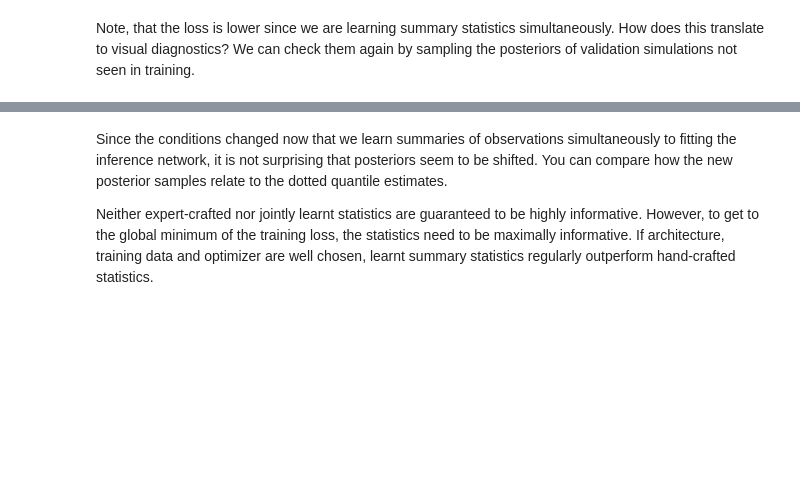
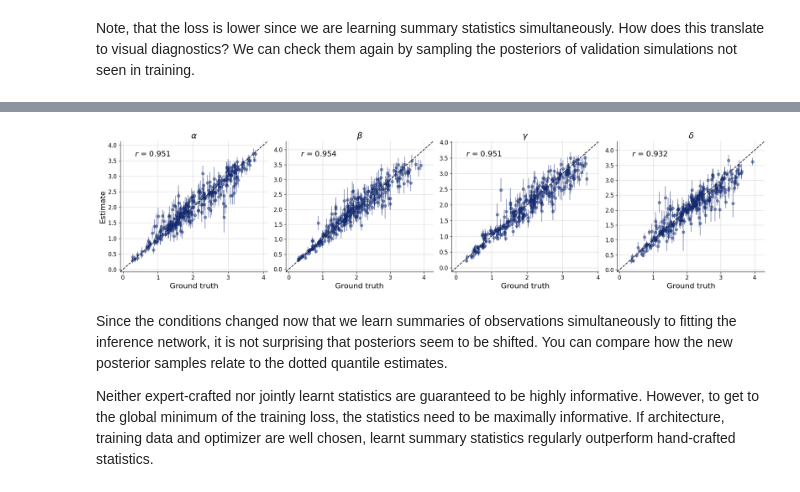
Before and after one commit to bayesflow-org/bayesflow_workshops, a Jupyter notebook: learn_bayes/notebooks/Example_Lotka_Volterra_Estimation.ipynb, the cells around one changed output, grey strips where cells are left out. Cells and saved outputs as stored; diff of their text form; code cells hidden in the pictures; blank space fills up the shorter version.

```diff
--- a/learn_bayes/notebooks/Example_Lotka_Volterra_Estimation.ipynb
+++ b/learn_bayes/notebooks/Example_Lotka_Volterra_Estimation.ipynb
@@ -351,14 +342,14 @@ learned_sumstat_adapter
 # %%
-learned_sumstat_workflow = bf.BasicWorkflow(
+e2e_workflow = bf.BasicWorkflow(
     simulator=simulator,
-    adapter=learned_sumstat_adapter,
+    adapter=e2e_adapter,
     summary_network=summary_network,
-    inference_network=
+    inference_network=inference_network
 )
 # %%
 %%time
-history = learned_sumstat_workflow.fit_offline(
-    training_data,
+history = e2e_workflow.fit_offline(
+    data=training_data,
     epochs=epochs,
     batch_size=batch_size,
     validation_data=validation_data
@@ -373,7 +386,4 @@ Note, that the loss is lower since we are learning summary statistics simultaneo
 num_samples = 100
 
 # Obtain posterior draws with the sample method
-post_draws = learned_sumstat_workflow.sample(conditions=val_sims, num_samples=num_samples)
-
-# post_draws is a dictionary of draws with one element per named parameters
-post_draws.keys()
+post_draws = e2e_workflow.sample(conditions=validation_data, num_samples=num_samples)
@@ -380,9 +393,11 @@ post_draws.keys()
 # %%
 f = bf.diagnostics.plots.recovery(
     estimates=post_draws,
-    targets=val_sims,
+    targets=validation_data,
     variable_names=par_names
 )
+# %% [output]
+[figure, added]
 # %%
 f = bf.diagnostics.plots.calibration_ecdf(
     estimates=post_draws,
```
Also changed, not shown: parts of 18 cells of this notebook.
